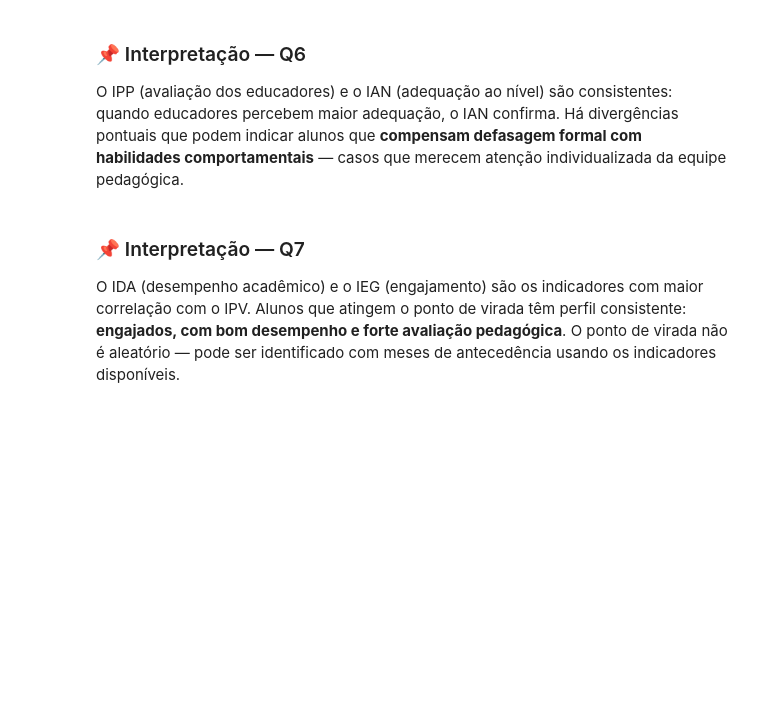
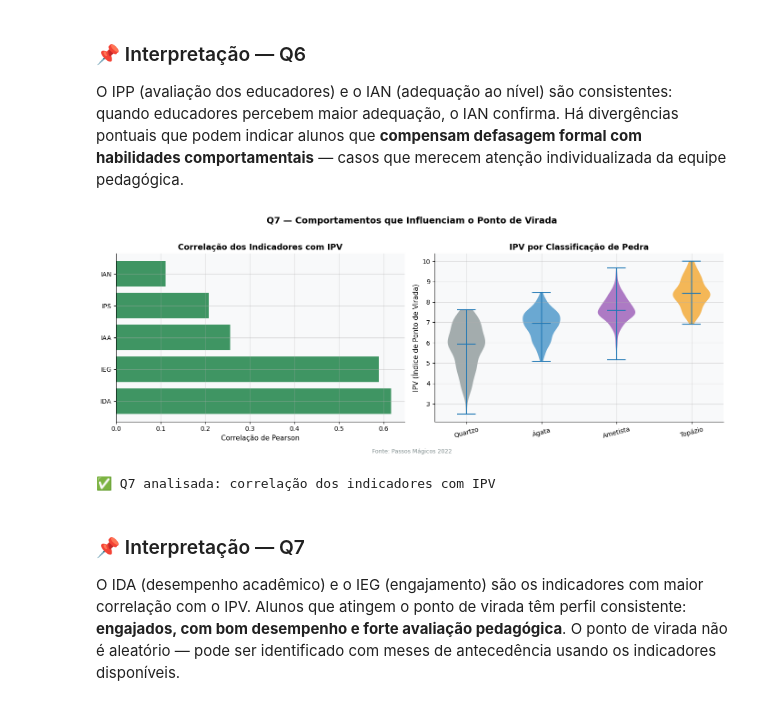
Before and after one commit to GabrielHenriqueCA/datathon-passos-magicos-fiap, a Jupyter notebook: notebooks/Analise_Completa_Passos_Magicos.ipynb, the cells around one changed output. Drawn from its saved outputs; the diff is of its cells as text; code cells hidden in the pictures; blank space fills up the shorter version.

```diff
--- a/notebooks/Analise_Completa_Passos_Magicos.ipynb
+++ b/notebooks/Analise_Completa_Passos_Magicos.ipynb
@@ -480,40 +511,46 @@ casos que merecem atenção individualizada da equipe pedagógica.
 fig, axes = plt.subplots(1, 2, figsize=(14, 5))
 
 if 'IPV' in df_xlsx.columns:
-    df_q7 = df_xlsx[['IPV','IAA','IEG','IPS','IDA','IPP','IAN','PEDRA_2022']].dropna(subset=['IPV'])
+    # 🔴 CORREÇÃO 1: 'IPP' removido da lista abaixo
+    df_q7 = df_xlsx[['IPV','IAA','IEG','IPS','IDA','IAN','PEDRA_2022']].dropna(subset=['IPV'])
 
     # Correlação com IPV
-    cols_corr = ['IAA','IEG','IPS','IDA','IPP','IAN']
+    # 🔴 CORREÇÃO 2: 'IPP' removido da lista abaixo
+    cols_corr = ['IAA','IEG','IPS','IDA','IAN']
+
     corrs = {c: df_q7[[c,'IPV']].dropna().corr().iloc[0,1] for c in cols_corr}
     sorted_corrs = sorted(corrs.items(), key=lambda x: abs(x[1]), reverse=True)
     labels, vals = zip(*sorted_corrs)
     colors = [CORES['verde'] if v > 0 else CORES['vermelho'] for v in vals]
     axes[0].barh(labels, vals, color=colors, alpha=0.85)
     axes[0].axvline(0, color='black', lw=0.8)
     axes[0].set_title('Correlação dos Indicadores com IPV', fontweight='bold')
     axes[0].set_xlabel('Correlação de Pearson')
 
     # IPV por PEDRA (violin)
     pedras_u = [p for p in ['Quartzo','Agata','Ágata','Ametista','Topazio','Topázio']
                 if p in df_q7['PEDRA_2022'].dropna().values]
     data_ipv = [df_q7[df_q7['PEDRA_2022']==p]['IPV'].dropna().values for p in pedras_u]
     if data_ipv and all(len(d) > 1 for d in data_ipv):
         vp = axes[1].violinplot(data_ipv, showmedians=True)
         for pc, p in zip(vp['bodies'], pedras_u):
             pc.set_facecolor(PEDRA_CORES.get(p, CORES['cinza']))
             pc.set_alpha(0.7)
         axes[1].set_xticks(range(1, len(pedras_u)+1))
         axes[1].set_xticklabels(pedras_u, rotation=15)
     axes[1].set_title('IPV por Classificação de Pedra', fontweight='bold')
     axes[1].set_ylabel('IPV (Índice de Ponto de Virada)')
 
 fig.text(0.5, -0.02, 'Fonte: Passos Mágicos 2022', ha='center',
          fontsize=9, color=CORES['cinza'])
 plt.suptitle('Q7 — Comportamentos que Influenciam o Ponto de Virada', fontsize=14,
              fontweight='bold', y=1.02)
 plt.tight_layout()
 plt.show()
 print("✅ Q7 analisada: correlação dos indicadores com IPV")
+# %% [output]
+[figure, added]
+✅ Q7 analisada: correlação dos indicadores com IPV
 # %% [markdown]
 ### 📌 Interpretação — Q7
 O IDA (desempenho acadêmico) e o IEG (engajamento) são os indicadores com maior correlação
```
Also changed, not shown: parts of 32 cells of this notebook, 10 other files.
